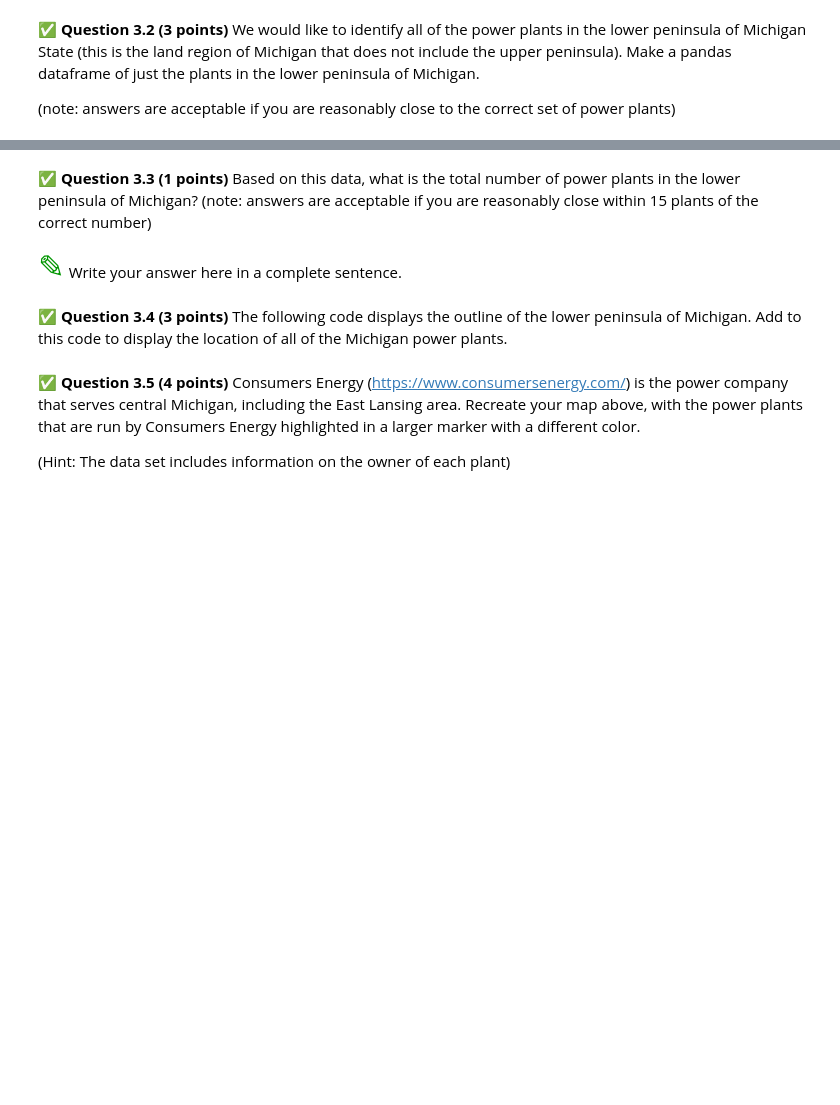
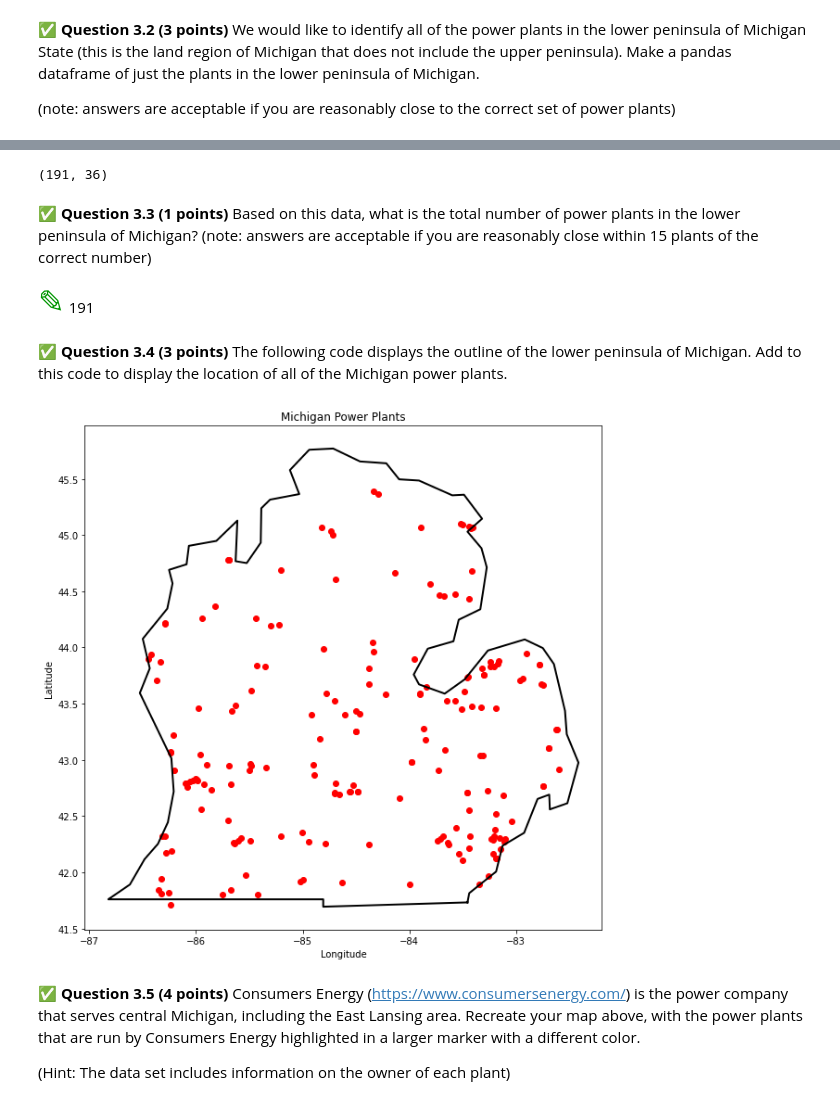
Before and after one commit to sarahhoogstraten/CMSE202-f23-turnin, a Jupyter notebook: hw-02/HW-02_OOP_ABM_GraphTheory-SarahHoogstraten.ipynb, the cells around one changed output, grey strips where cells are left out. Cells and saved outputs as stored; diff of their text form; code cells hidden in the pictures; blank space fills up the shorter version.

```diff
--- a/hw-02/HW-02_OOP_ABM_GraphTheory-SarahHoogstraten.ipynb
+++ b/hw-02/HW-02_OOP_ABM_GraphTheory-SarahHoogstraten.ipynb
@@ -427,0 +435,21 @@ power_data = pd.read_csv('global_power_plant_database_USA.csv')
+# %%
+# Put your code here:
+# coordinates of the lower peninsula:
+    # long: about 82.5 - 86.5 W (neg)
+    # lat: about 41.5 - 46.5 N
+    # from https://www.mapsofworld.com/usa/states/michigan/lat-long.html, accessed 10/17
+
+lat = power_data['latitude']
+long = power_data['longitude']
+
+power_lat_mask = power_data['latitude'] > 41.7
+power_lat_mask2 = power_data['latitude'] < 45.5
+power_long_mask = power_data['longitude'] >-86.5
+power_long_mask2 = power_data['longitude'] < -82.5
+
+power_masked = power_data[power_lat_mask]
+power_masked2 = power_masked[power_lat_mask2]
+power_masked3 = power_masked2[power_long_mask]
+power_masked_final = power_masked3[power_long_mask2]
+
+power_masked_final
@@ -428,35 +470,41 @@ power_data = pd.read_csv('global_power_plant_database_USA.csv')
+# %%
+power_masked_final.shape
+# %% [output]
+(191, 36)
 # %% [markdown]
 &#9989; **Question 3.3 (1 points)** Based on this data, what is the total number of power plants in the lower peninsula of Michigan?
 (note: answers are acceptable if you are reasonably close within 15 plants of the correct number)
 # %% [markdown]
-<font size=6 color="#009600">&#9998;</font> Write your answer here in a complete sentence.
+<font size=6 color="#009600">&#9998;</font> 191
 # %% [markdown]
 &#9989; **Question 3.4 (3 points)** The following code displays the outline of the lower peninsula of Michigan.  Add to this code to display the location of all of the Michigan power plants.
 # %%
 # make map of michigan power plants using matplotlib
 
 import matplotlib.pyplot as plt
 
 # Create a map centered on the mean latitude and longitude values
 
 michigan_map = plt.figure(figsize=(10,10))
 michigan_polygon = [[-83.454238,41.732339],[-84.807042,41.694001],[-84.807042,41.759724],[-85.990061,41.759724],[-86.822556,41.759724],[-86.619909,41.891171],[-86.482986,42.115725],[-86.357016,42.252649],[-86.263908,42.444341],[-86.209139,42.718189],[-86.231047,43.013943],[-86.526801,43.594499],[-86.433693,43.813577],[-86.499417,44.07647],[-86.269385,44.34484],[-86.220093,44.569394],[-86.252954,44.689887],[-86.088646,44.73918],[-86.066738,44.903488],[-85.809322,44.947303],[-85.612152,45.128042],[-85.628583,44.766564],[-85.524521,44.750133],[-85.393075,44.930872],[-85.387598,45.237581],[-85.305444,45.314258],[-85.031597,45.363551],[-85.119228,45.577151],[-84.938489,45.75789],[-84.713934,45.768844],[-84.461995,45.653829],[-84.215533,45.637398],[-84.09504,45.494997],[-83.908824,45.484043],[-83.596638,45.352597],[-83.4871,45.358074],[-83.317314,45.144473],[-83.454238,45.029457],[-83.322791,44.88158],[-83.273499,44.711795],[-83.333745,44.339363],[-83.536392,44.246255],[-83.585684,44.054562],[-83.82667,43.988839],[-83.958116,43.758807],[-83.908824,43.671176],[-83.667839,43.589022],[-83.481623,43.714992],[-83.262545,43.972408],[-82.917498,44.070993],[-82.747713,43.994316],[-82.643651,43.851915],[-82.539589,43.435668],[-82.523158,43.227544],[-82.413619,42.975605],[-82.517681,42.614127],[-82.681989,42.559357],[-82.687466,42.690804],[-82.797005,42.652465],[-82.922975,42.351234],[-83.125621,42.236218],[-83.185868,42.006186],[-83.437807,41.814493],[-83.454238,41.732339]]
 # Extract the longitude and latitude coordinates from the polygon
 lon, lat = zip(*michigan_polygon)
 
 # Plot the Michigan state outline `lon` and `lat` coordinates as a black line
 plt.plot(lon, lat, color='black', linewidth=2)
 plt.xlabel('Longitude')
 plt.ylabel('Latitude')
 plt.title('Michigan Power Plants')
 
-
+plt.scatter(power_masked_final['longitude'], power_masked_final['latitude'], color = 'red', label = 'power plants')
 
 # Put your code here to display the locations of the power plants in Michigan:
 
 
 
 plt.show()
+# %% [output]
+[figure, added]
 # %% [markdown]
 &#9989; **Question 3.5 (4 points)** Consumers Energy (https://www.consumersenergy.com/) is the power company that serves central Michigan, including the East Lansing area.  Recreate your map above, with the power plants that are run by Consumers Energy highlighted in a larger marker with a different color.
 
```
Also changed, not shown: parts of 23 cells of this notebook.
